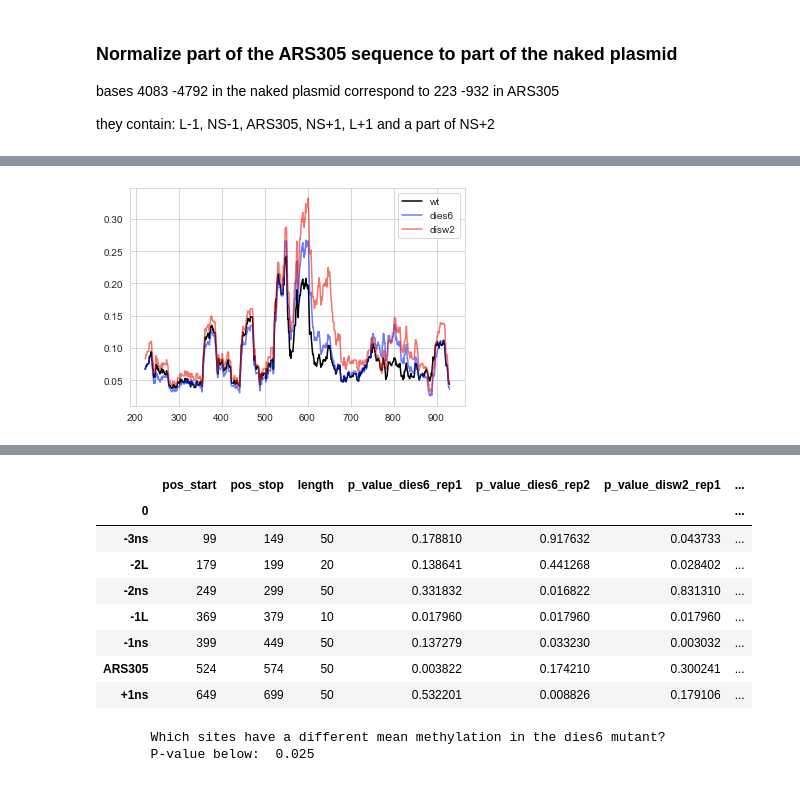
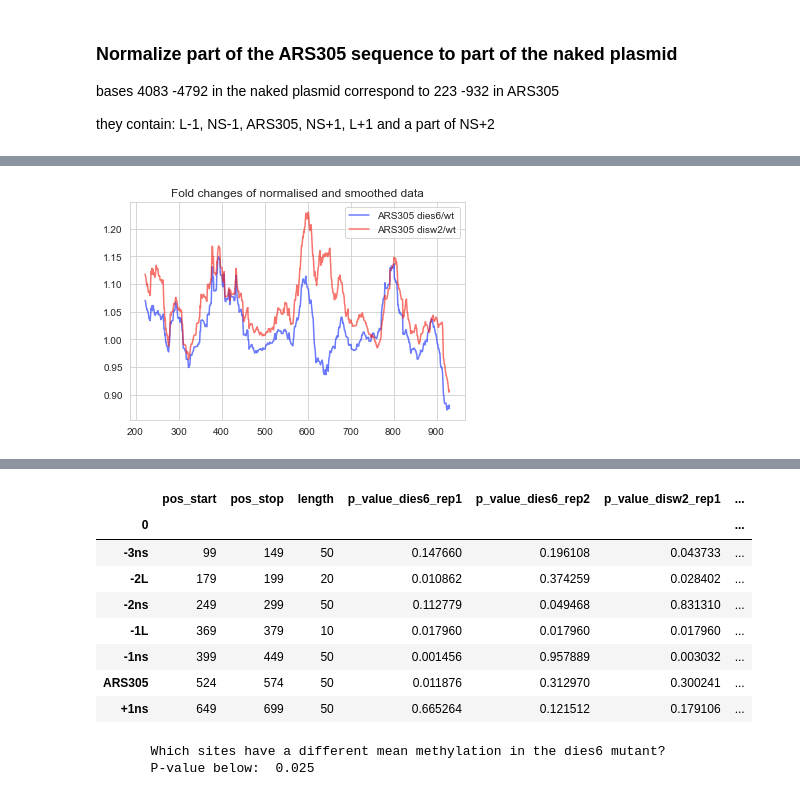
Before and after one commit to KarolineHoller/nanopore_methylation, a Jupyter notebook: methylation_analysis_20220502_ARS305.ipynb, the cells around one changed output, grey strips where cells are left out. Drawn from its saved outputs; the diff is of its cells as text; code cells hidden in the pictures.

```diff
--- a/methylation_analysis_20220502_ARS305.ipynb
+++ b/methylation_analysis_20220502_ARS305.ipynb
@@ -335,6 +335,8 @@ g
 ## Read in samples for origin ARS305 to set up the annotation of the nucleosome areas
 # %% [markdown]
 ## Wildtype
+# %%
+load_dir =  "ARS305"
 # %%
 ARS305_wt = np.loadtxt("ARS305/wt_mat_Megalodon_repIII_ARS305_end_LexA.txt")
 
@@ -346,17 +348,20 @@ ARS305_wt_rep2 = np.genfromtxt("ARS305/ARS305_wt_REP2_noNA.csv", dtype = int, de
 #                          header = None, index_col = 0)
 #ARS305_anno.columns = ["position", "length"]
 
-ARS305_anno = pd.read_csv("ARS305/coordinates_ARS305.txt", sep  = "\t",
+#ARS305_anno = pd.read_csv("ARS305/coordinates_ARS305.txt", sep  = "\t",
+#                          header = None, index_col = 0)
+
+ARS305_anno = pd.read_csv(load_dir + "/ARS305_80bp.txt", sep  = "\t",
                           header = None, index_col = 0)
 ARS305_anno.columns = ["position"]
 
 ARS305_anno.index = ARS305_anno.index.astype("string")
 ARS305_anno.index = ARS305_anno.index.str.strip()
 
-ARS305_anno["pos_start"] = ARS305_anno.position.str.split(".").str[0].astype(int) -1
-ARS305_anno["pos_stop"] = ARS305_anno.position.str.split(".").str[2].astype(int) -1
+ARS305_anno["pos_start"] = ARS305_anno.position.str.split("-").str[0].astype(int) -1
+ARS305_anno["pos_stop"] = ARS305_anno.position.str.split("-").str[1].astype(int) -1
 
-ARS305_anno["length"] = ARS305_anno.pos_stop - ARS305_anno.pos_start
+ARS305_anno["length"] = ARS305_anno.pos_stop - anno.pos_start
 # %%
 #ARS305_wt_rep2.drop(index = ARS305_wt_rep2.index[700:722], inplace =True)
 # %%
@@ -1416,6 +1451,7 @@ ARS305_disw21_norm = (ARS305_disw2_rep1[:, 222:931].mean(axis = 0)+0.1)/(disw2_r
 ARS305_disw22_norm = (ARS305_disw2_rep2[:, 222:931].mean(axis = 0)+0.1)/(disw2_rep2_naked[:, 4082:4791].mean(axis = 0)+0.1)
 ARS305_disw2_norm_pooled = np.concatenate((ARS305_disw21_norm.reshape(-1, 709), ARS305_disw22_norm.reshape(-1, 709)), axis=0).mean(axis = 0)
 # %%
+sns.set_style("whitegrid")
 sns.lineplot(x = range(222,931),
              y = np.convolve(ARS305_wt_norm_pooled,
                              np.ones(N)/N, mode ="same"),
@@ -1439,6 +1475,17 @@ for border in ARS305_anno.loc[:, "pos_stop"]:
 #plt.savefig("controls/ARS305_plasmid_norm_pooled_samples.png", dpi=300)
 plt.show()
 
+sns.lineplot(x = range(222,931),
+             y = np.convolve(ARS305_dies6_norm_pooled, np.ones(N)/N, mode ="same")/np.convolve(ARS305_wt_norm_pooled,
+                             np.ones(N)/N, mode ="same"),
+             color = "#0a22fa", label = "ARS305 dies6/wt", alpha = 0.6)
+sns.lineplot(x = range(222,931),
+             y = np.convolve(ARS305_disw2_norm_pooled, np.ones(N)/N, mode ="same")/np.convolve(ARS305_wt_norm_pooled,
+                             np.ones(N)/N, mode ="same"),
+             color = "#f2180c", label = "ARS305 disw2/wt", alpha = 0.6)
+plt.title("Fold changes of normalised and smoothed data")
+plt.show()
+
 #compare trend to max scaled dsitributions from pooled data:
 sns.lineplot(x = range(222,931),
              y = np.convolve(pooled_wt[222:931], np.ones(N)/N, mode="same"),
@@ -1459 +1506 @@ plt.show()
-[figure, old version]
+[figure, new version]
@@ -1510,13 +1558,13 @@ segments
 # %% [output]
 |  | pos_start | pos_stop | length | p_value_dies6_rep1 | p_value_dies6_rep2 | p_value_disw2_rep1 | ... |
 | 0 |  |  |  |  |  |  | ... |
-| -3ns | 99 | 149 | 50 | 0.178810 | 0.917632 | 0.043733 | ... |
-| -2L | 179 | 199 | 20 | 0.138641 | 0.441268 | 0.028402 | ... |
-| -2ns | 249 | 299 | 50 | 0.331832 | 0.016822 | 0.831310 | ... |
+| -3ns | 99 | 149 | 50 | 0.147660 | 0.196108 | 0.043733 | ... |
+| -2L | 179 | 199 | 20 | 0.010862 | 0.374259 | 0.028402 | ... |
+| -2ns | 249 | 299 | 50 | 0.112779 | 0.049468 | 0.831310 | ... |
 | -1L | 369 | 379 | 10 | 0.017960 | 0.017960 | 0.017960 | ... |
-| -1ns | 399 | 449 | 50 | 0.137279 | 0.033230 | 0.003032 | ... |
-| ARS305 | 524 | 574 | 50 | 0.003822 | 0.174210 | 0.300241 | ... |
-| +1ns | 649 | 699 | 50 | 0.532201 | 0.008826 | 0.179106 | ... |
+| -1ns | 399 | 449 | 50 | 0.001456 | 0.957889 | 0.003032 | ... |
+| ARS305 | 524 | 574 | 50 | 0.011876 | 0.312970 | 0.300241 | ... |
+| +1ns | 649 | 699 | 50 | 0.665264 | 0.121512 | 0.179106 | ... |
 # %%
 #Regions significant for dies6:
 pvalue = 2.5e-2
```
Also changed, not shown: parts of 39 cells of this notebook.
